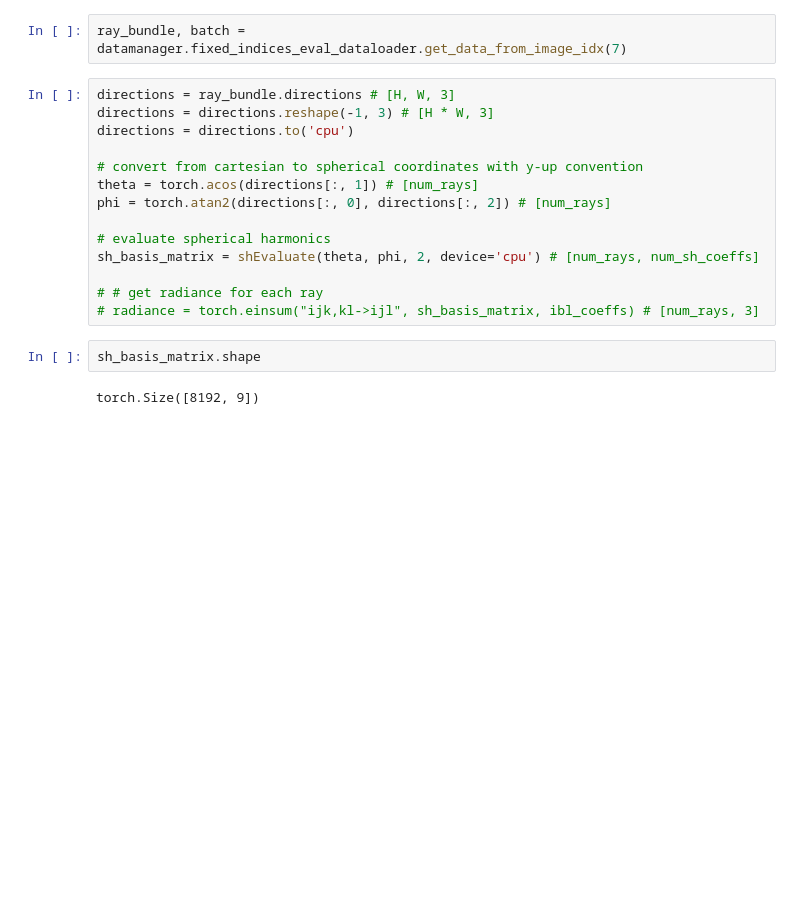
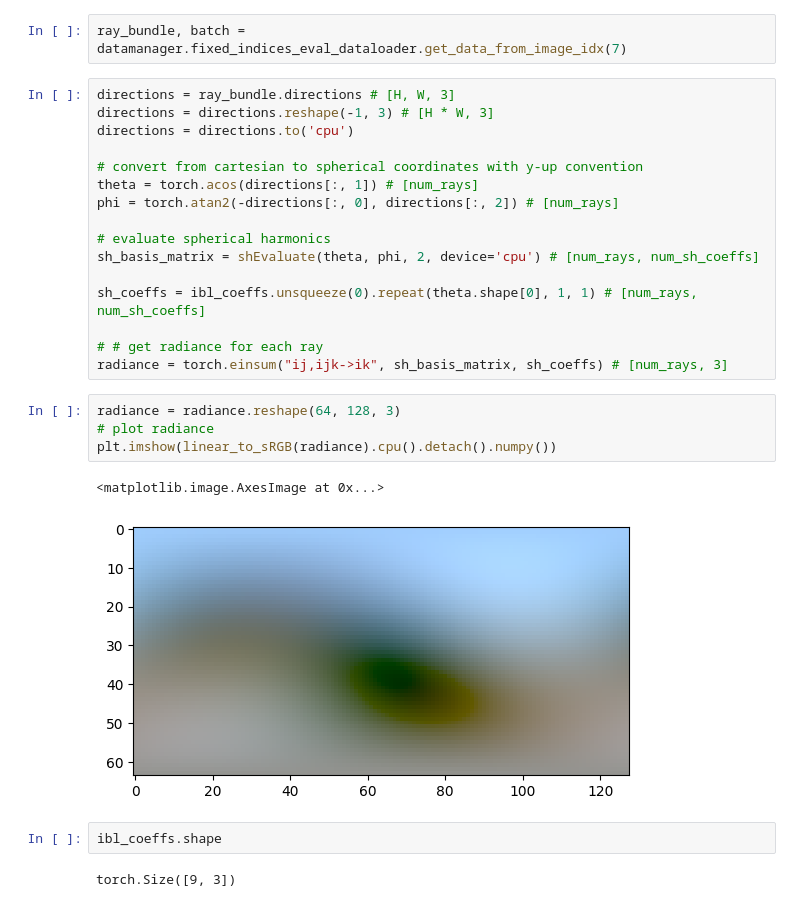
Before and after one commit to JADGardner/ns_reni, a Jupyter notebook: reni/notebooks/reni_tests.ipynb, the cells around one changed output. Saved outputs shown, nothing was run; the diff lists cells and outputs as text; blank space fills up the shorter version.

```diff
--- a/reni/notebooks/reni_tests.ipynb
+++ b/reni/notebooks/reni_tests.ipynb
@@ -215,14 +213,23 @@ directions = directions.to('cpu')
 
 # convert from cartesian to spherical coordinates with y-up convention
 theta = torch.acos(directions[:, 1]) # [num_rays]
-phi = torch.atan2(directions[:, 0], directions[:, 2]) # [num_rays]
+phi = torch.atan2(-directions[:, 0], directions[:, 2]) # [num_rays]
 
 # evaluate spherical harmonics
 sh_basis_matrix = shEvaluate(theta, phi, 2, device='cpu') # [num_rays, num_sh_coeffs]
 
+sh_coeffs = ibl_coeffs.unsqueeze(0).repeat(theta.shape[0], 1, 1) # [num_rays, num_sh_coeffs]
+
 # # get radiance for each ray
-# radiance = torch.einsum("ijk,kl->ijl", sh_basis_matrix, ibl_coeffs) # [num_rays, 3]
+radiance = torch.einsum("ij,ijk->ik", sh_basis_matrix, sh_coeffs) # [num_rays, 3]
+# %%
+radiance = radiance.reshape(64, 128, 3)
+# plot radiance
+plt.imshow(linear_to_sRGB(radiance).cpu().detach().numpy())
+# %% [output]
+<matplotlib.image.AxesImage at 0x...>
+[figure, added]
 # %%
-sh_basis_matrix.shape
+ibl_coeffs.shape
 # %% [output]
-torch.Size([8192, 9])
+torch.Size([9, 3])
```
Also changed, not shown: parts of 2 cells of this notebook, 4 other files.
